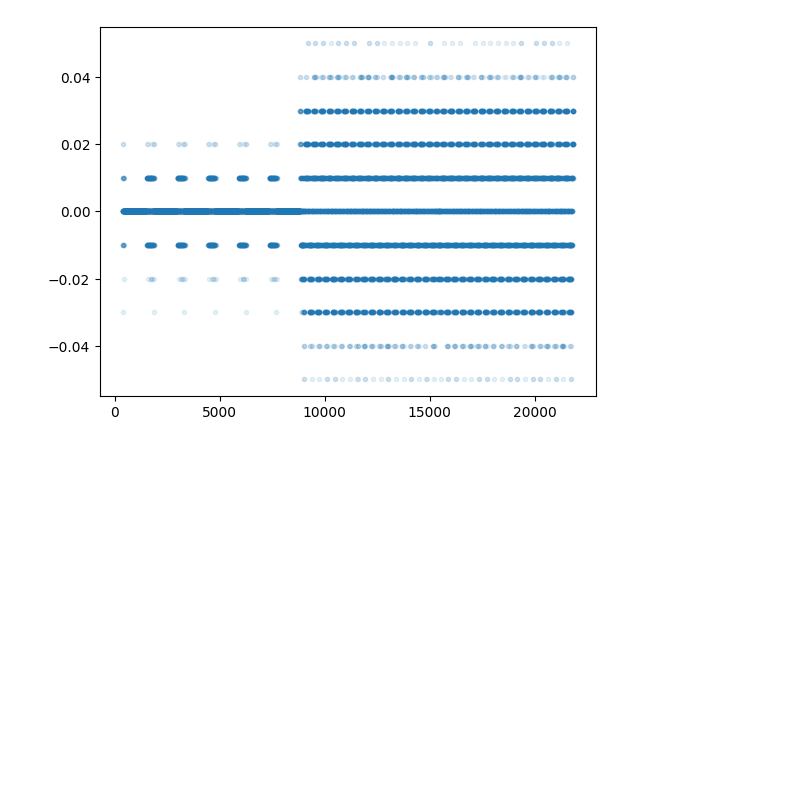
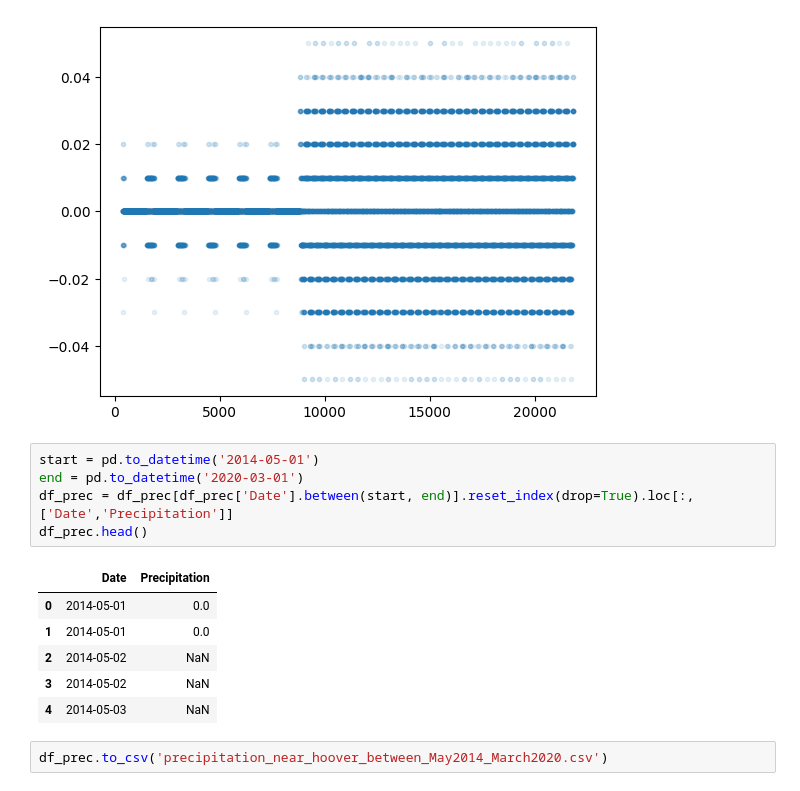
Before and after one commit to geomodeller/renewables, a Jupyter notebook: main_precipitation.ipynb, the cells around one changed output. Cells and saved outputs as stored; diff of their text form; blank space fills up the shorter version.

Commit message:
visual hoover dam

```diff
--- a/main_precipitation.ipynb
+++ b/main_precipitation.ipynb
@@ -25,3 +25,17 @@ plt.plot(df_prec.diff(periods = 365)['PrecipitationNormal'], '.', alpha = 0.1)
 # %% [output]
 [<matplotlib.lines.Line2D at 0x...>]
 [figure]
+# %%
+start = pd.to_datetime('2014-05-01')
+end = pd.to_datetime('2020-03-01')
+df_prec = df_prec[df_prec['Date'].between(start, end)].reset_index(drop=True).loc[:,['Date','Precipitation']]
+df_prec.head()
+# %% [output]
+|  | Date | Precipitation |
+| 0 | 2014-05-01 | 0.0 |
+| 1 | 2014-05-01 | 0.0 |
+| 2 | 2014-05-02 | NaN |
+| 3 | 2014-05-02 | NaN |
+| 4 | 2014-05-03 | NaN |
+# %%
+df_prec.to_csv('precipitation_near_hoover_between_May2014_March2020.csv')
```
Also changed, not shown: 3 other files.
